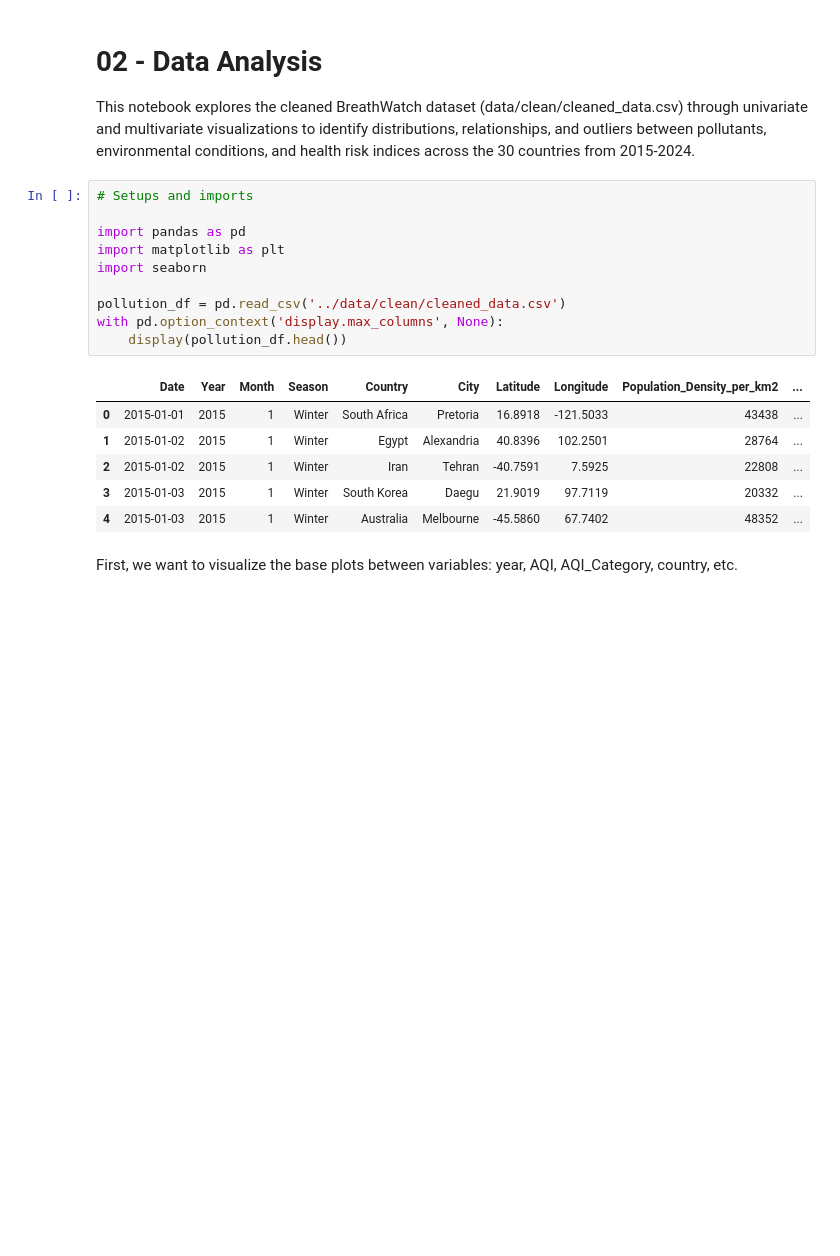
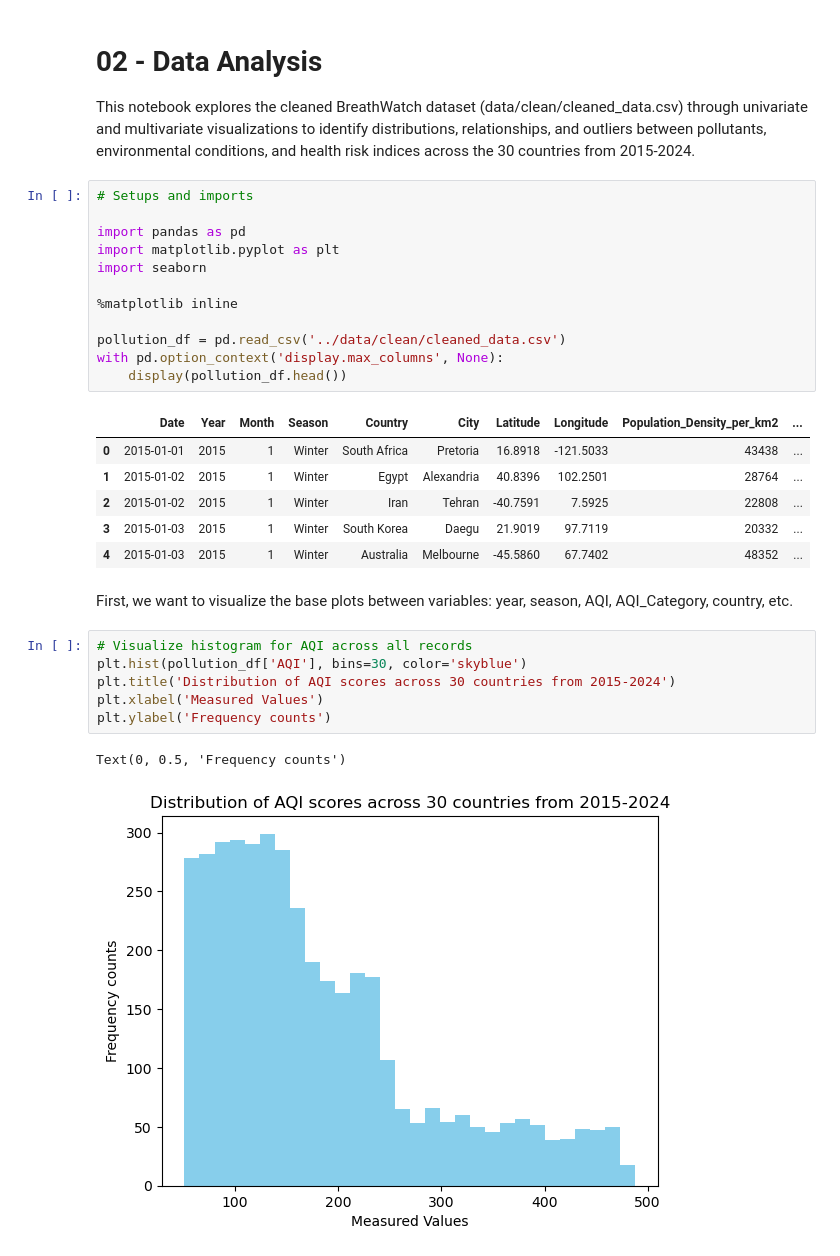
Before and after one commit to lucas23wong/air-quality-health-eda, a Jupyter notebook: notebooks/02_eda.ipynb, the cells around one changed output. Drawn from its saved outputs; the diff is of its cells as text; blank space fills up the shorter version.

```diff
--- a/notebooks/02_eda.ipynb
+++ b/notebooks/02_eda.ipynb
@@ -6,8 +6,10 @@ This notebook explores the cleaned BreathWatch dataset (data/clean/cleaned_data.
 # Setups and imports
 
 import pandas as pd
-import matplotlib as plt
+import matplotlib.pyplot as plt
 import seaborn
+
+%matplotlib inline
 
 pollution_df = pd.read_csv('../data/clean/cleaned_data.csv')
 with pd.option_context('display.max_columns', None):
@@ -20,4 +22,13 @@ with pd.option_context('display.max_columns', None):
 | 3 | 2015-01-03 | 2015 | 1 | Winter | South Korea | Daegu | 21.9019 | 97.7119 | 20332 | ... |
 | 4 | 2015-01-03 | 2015 | 1 | Winter | Australia | Melbourne | -45.5860 | 67.7402 | 48352 | ... |
 # %% [markdown]
-First, we want to visualize the base plots between variables: year, AQI, AQI_Category, country, etc.
+First, we want to visualize the base plots between variables: year, season, AQI, AQI_Category, country, etc.
+# %%
+# Visualize histogram for AQI across all records
+plt.hist(pollution_df['AQI'], bins=30, color='skyblue')
+plt.title('Distribution of AQI scores across 30 countries from 2015-2024')
+plt.xlabel('Measured Values')
+plt.ylabel('Frequency counts')
+# %% [output]
+Text(0, 0.5, 'Frequency counts')
+[figure, added]
```
Also changed, not shown: parts of 1 cell of this notebook.
